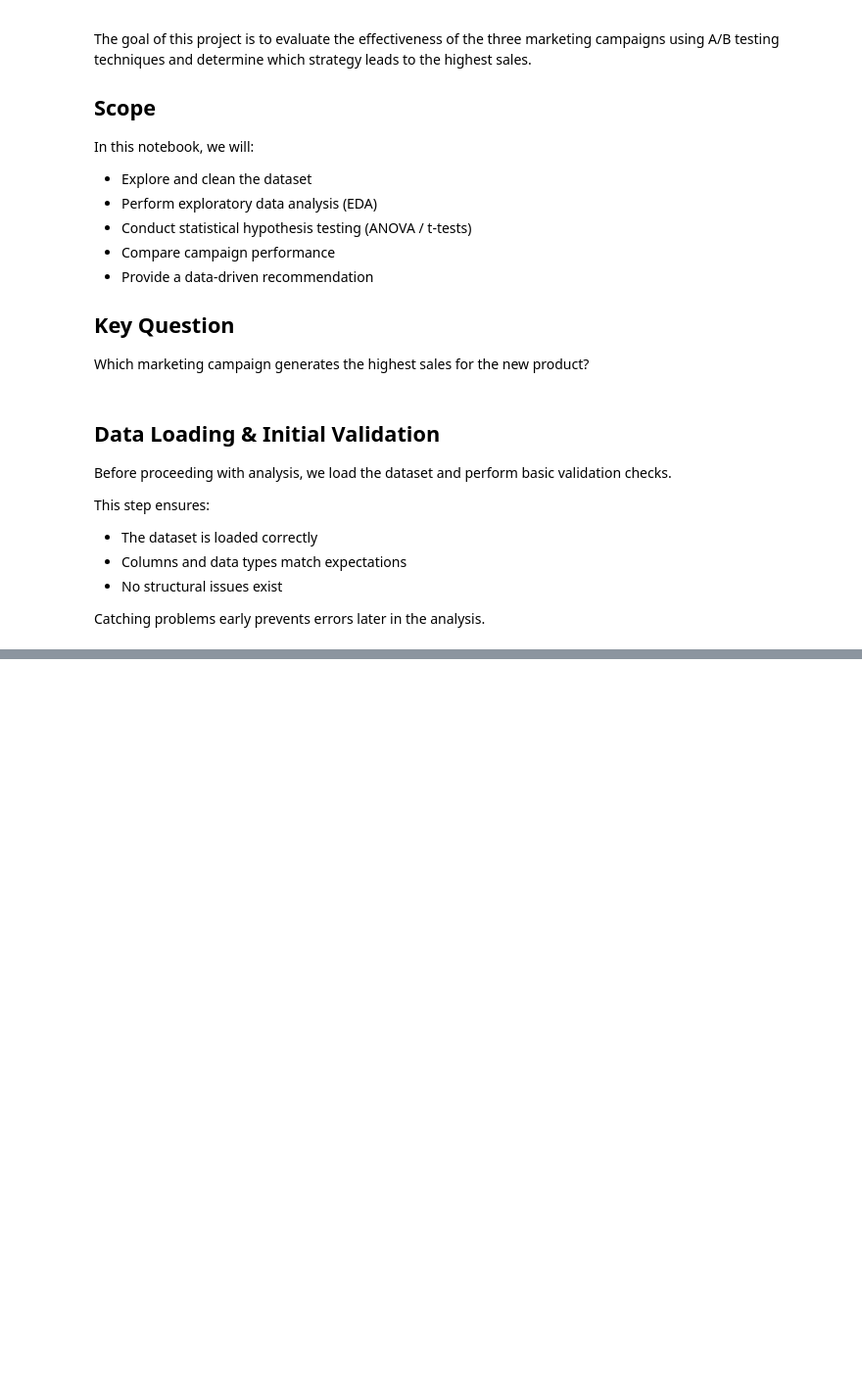
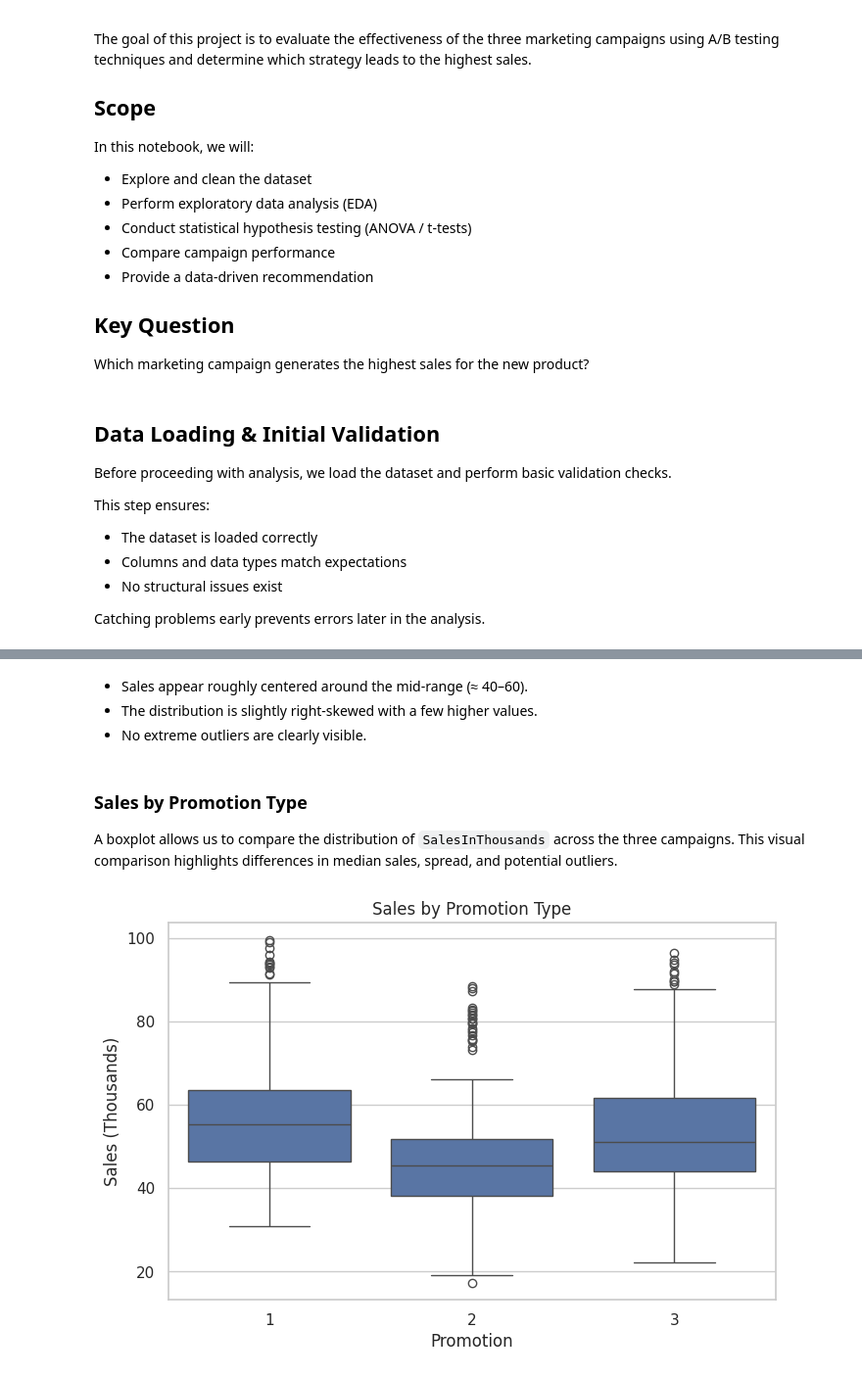
Before and after one commit to ibtihalalf/Sdaia-Bootcamp, a Jupyter notebook: Week2/Projects/P1_Fast_Food_Marketing_Campaign.ipynb, the cells around one changed output, grey strips where cells are left out. Shown at 98% size. Cells and saved outputs as stored; diff of their text form; code cells hidden in the pictures; blank space fills up the shorter version.

```diff
--- a/Week2/Projects/P1_Fast_Food_Marketing_Campaign.ipynb
+++ b/Week2/Projects/P1_Fast_Food_Marketing_Campaign.ipynb
@@ -111,0 +221,17 @@ First 5 rows:
+# %% [markdown]
+- Sales appear roughly centered around the mid-range (≈ 40–60).
+- The distribution is slightly right-skewed with a few higher values.
+- No extreme outliers are clearly visible.
+# %% [markdown]
+### Sales by Promotion Type
+
+A boxplot allows us to compare the distribution of `SalesInThousands` across the three campaigns.
+This visual comparison highlights differences in median sales, spread, and potential outliers.
+# %%
+sns.boxplot(x="Promotion", y="SalesInThousands", data=df)
+plt.title("Sales by Promotion Type")
+plt.xlabel("Promotion")
+plt.ylabel("Sales (Thousands)")
+plt.show()
+# %% [output]
+[figure, added]
```
Also changed, not shown: parts of 24 cells of this notebook.
